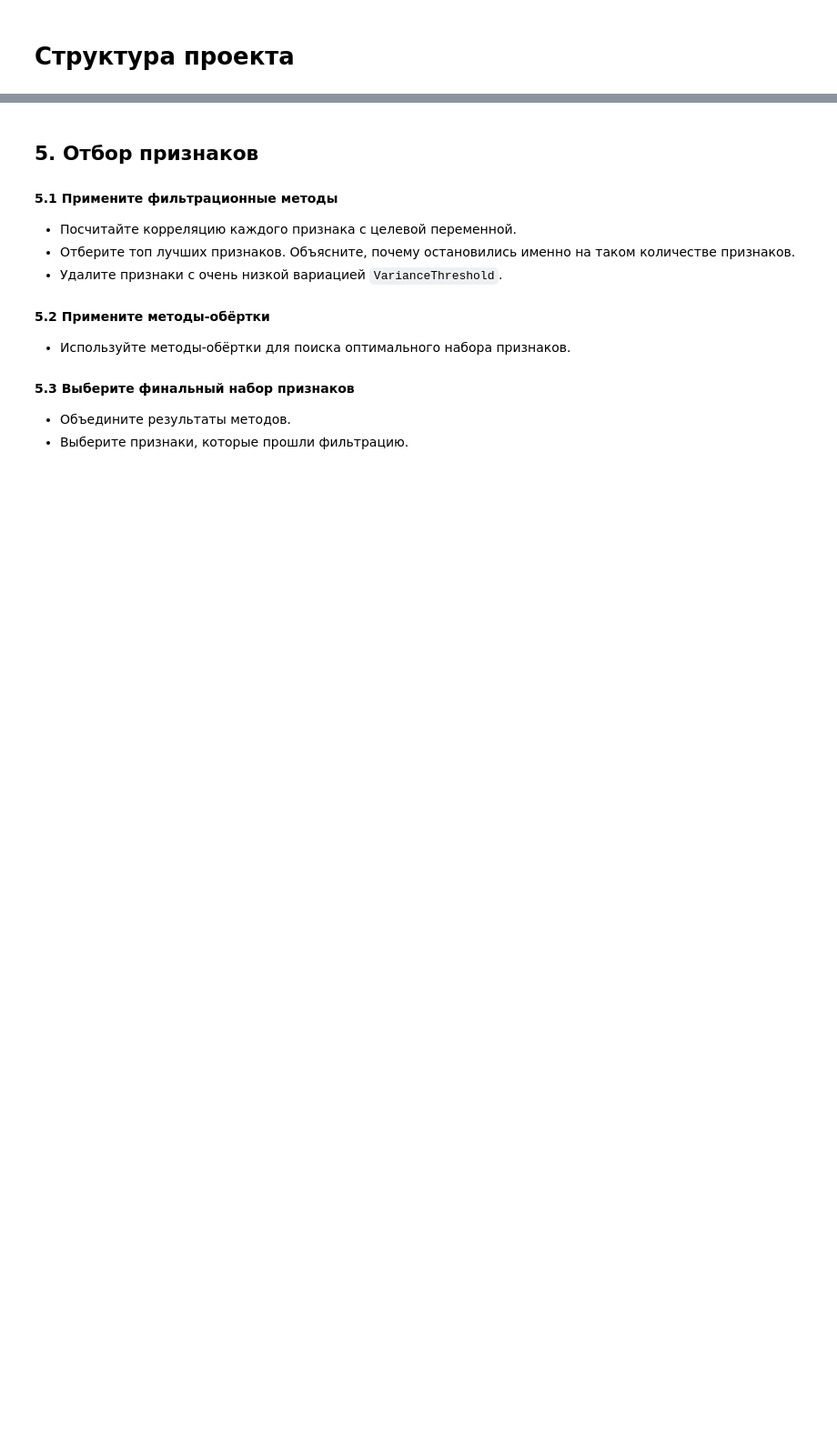
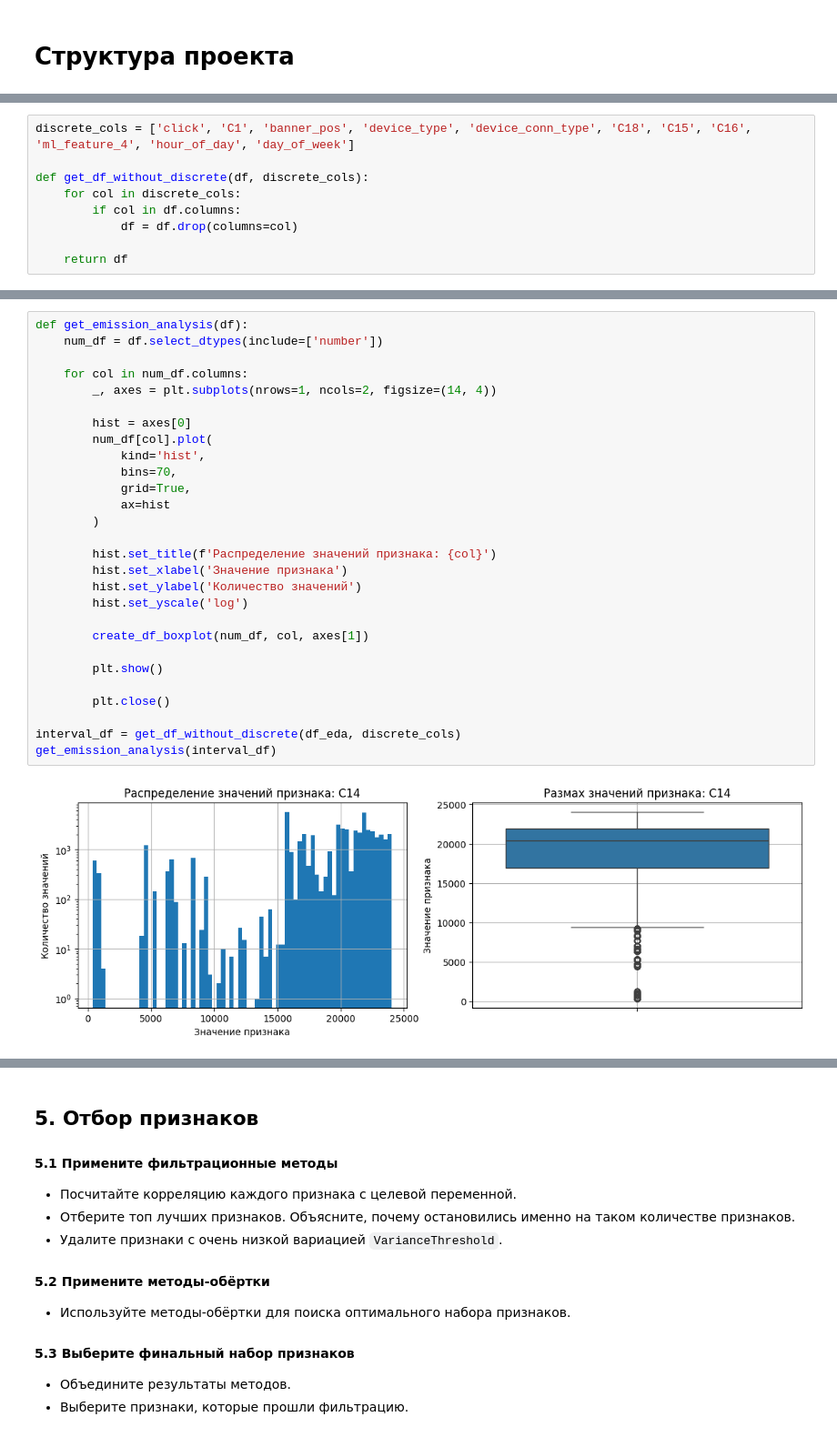
Before and after one commit to KatsayArtemDev/ml, a Jupyter notebook: classification/advandex_click/advandex_click_predictor.ipynb, the cells around one changed output, grey strips where cells are left out. Shown at 91% size. Saved outputs shown, nothing was run; the diff lists cells and outputs as text; blank space fills up the shorter version.

```diff
--- a/classification/advandex_click/advandex_click_predictor.ipynb
+++ b/classification/advandex_click/advandex_click_predictor.ipynb
@@ -60,0 +509,9 @@
+# %%
+discrete_cols = ['click', 'C1', 'banner_pos', 'device_type', 'device_conn_type', 'C18', 'C15', 'C16', 'ml_feature_4', 'hour_of_day', 'day_of_week']
+
+def get_df_without_discrete(df, discrete_cols):
+    for col in discrete_cols:
+        if col in df.columns:
+            df = df.drop(columns=col)
+
+    return df
@@ -60,0 +544,30 @@
+# %%
+def get_emission_analysis(df):
+    num_df = df.select_dtypes(include=['number'])
+
+    for col in num_df.columns:
+        _, axes = plt.subplots(nrows=1, ncols=2, figsize=(14, 4))
+
+        hist = axes[0]
+        num_df[col].plot(
+            kind='hist',
+            bins=70,
+            grid=True,
+            ax=hist
+        )
+
+        hist.set_title(f'Распределение значений признака: {col}')
+        hist.set_xlabel('Значение признака')
+        hist.set_ylabel('Количество значений')
+        hist.set_yscale('log')
+
+        create_df_boxplot(num_df, col, axes[1])
+
+        plt.show()
+
+        plt.close()
+
+interval_df = get_df_without_discrete(df_eda, discrete_cols)
+get_emission_analysis(interval_df)
+# %% [output]
+[figure, added]
```
Also changed, not shown: parts of 89 cells of this notebook, 2 other files.
